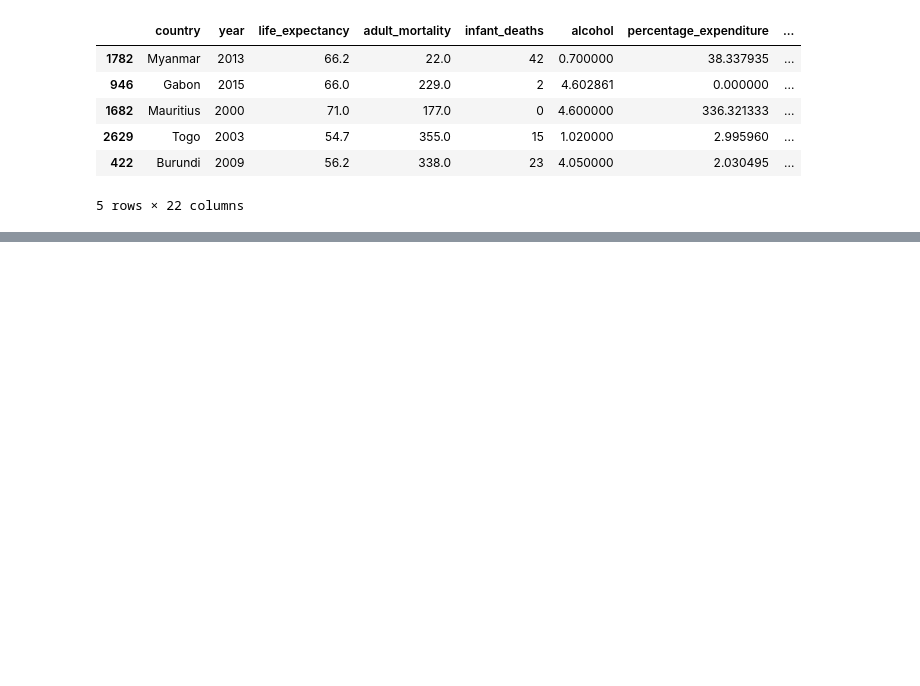
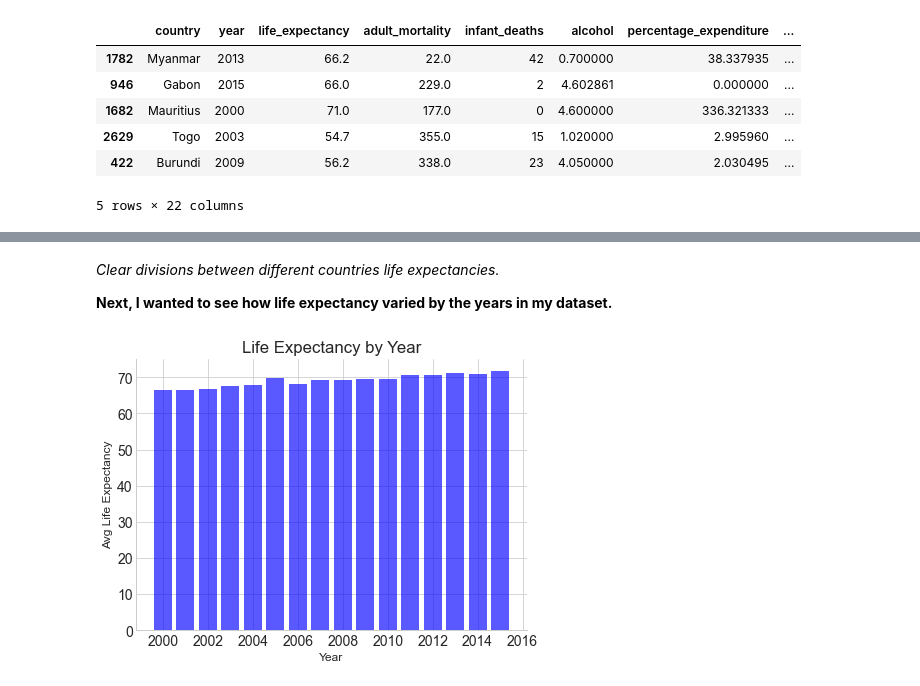
Before and after one commit to kristofer-rivera/predicting-life-expectancy, a Jupyter notebook: final_notebook.ipynb, the cells around one changed output, grey strips where cells are left out. Drawn from its saved outputs; the diff is of its cells as text; code cells hidden in the pictures; blank space fills up the shorter version.

```diff
--- a/final_notebook.ipynb
+++ b/final_notebook.ipynb
@@ -126,0 +141,8 @@ train.head()
+# %% [markdown]
+*Clear divisions between different countries life expectancies.*
+
+**Next, I wanted to see how life expectancy varied by the years in my dataset.**
+# %%
+ex.years(train)
+# %% [output]
+[figure, added]
```
Also changed, not shown: parts of 10 cells of this notebook, 1 other file.
